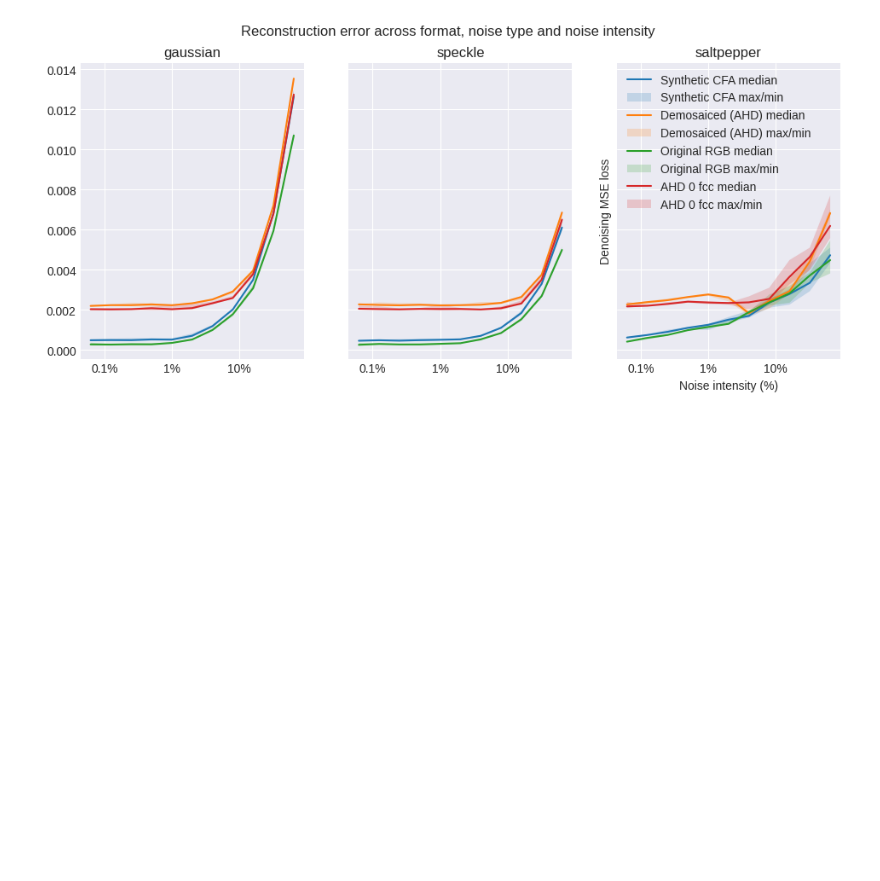
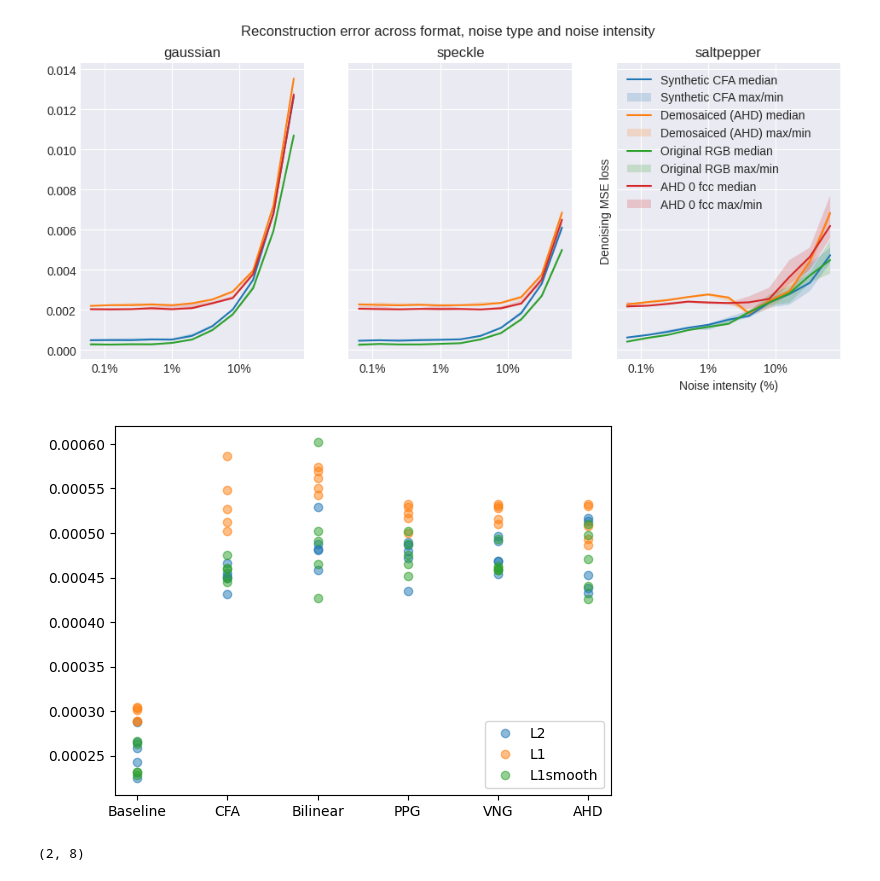
Before and after one commit to GustavMH/cfa-raw, a Jupyter notebook: notebooks/dataset-exploration.ipynb, the cells around one changed output. Saved outputs shown, nothing was run; the diff lists cells and outputs as text; code cells hidden in the pictures; blank space fills up the shorter version.

```diff
--- a/notebooks/dataset-exploration.ipynb
+++ b/notebooks/dataset-exploration.ipynb
@@ -525,3 +525,31 @@ fig.gca().xaxis.set_major_formatter(FuncFormatter(pctFormat))
 plt.show()
 # %% [output]
 [figure]
+# %%
+import random
+
+def read_loss_noise0(path, format, i=5, loss=""):
+    return np.array([read_loss_file(path / f"noise0_{format}{loss}_{n}-val-loss.txt") for n in range(i)])
+
+noise0_path = Path("/home/gustav/Downloads/ds_proc/loss-noise0")
+
+
+for loss in ["_L2", "_L1", "_L1smooth"]:
+    plt.plot(
+    *np.array([np.array(((np.random.rand(5)*.0) + i, read_loss_noise0(noise0_path, format, loss=loss).mean(axis=1))).T
+     for i, format in enumerate(["pn", "np", "d0", "d1", "d2", "d3"])]).reshape(30,2).T, "o", alpha=0.5)
+plt.legend(["L2", "L1", "L1smooth"], loc="lower right")
+plt.xticks(range(6), ["Baseline", "CFA", "Bilinear", "PPG", "VNG", "AHD"])
+plt.show()
+# %% [output]
+[figure, added]
+# %%
+class DataLoader():
+    a = 2
+    def __init__(self, b):
+        self.b = b
+
+c = DataLoader(8)
+c.a, c.b
+# %% [output]
+(2, 8)
```
Also changed, not shown: 1 other file.
